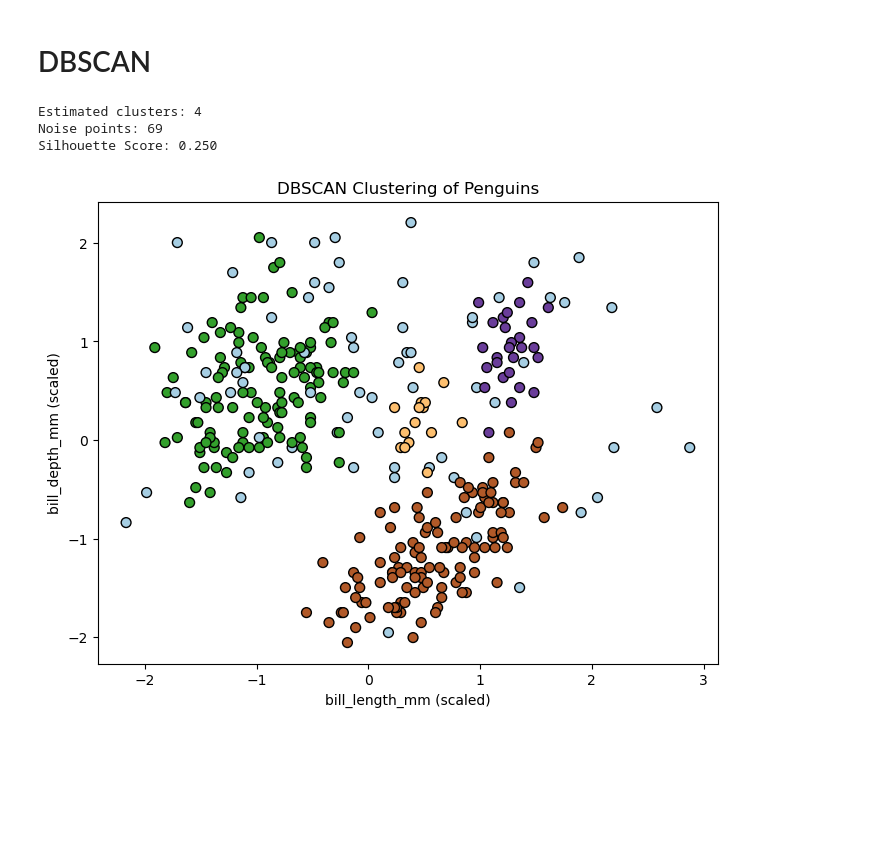
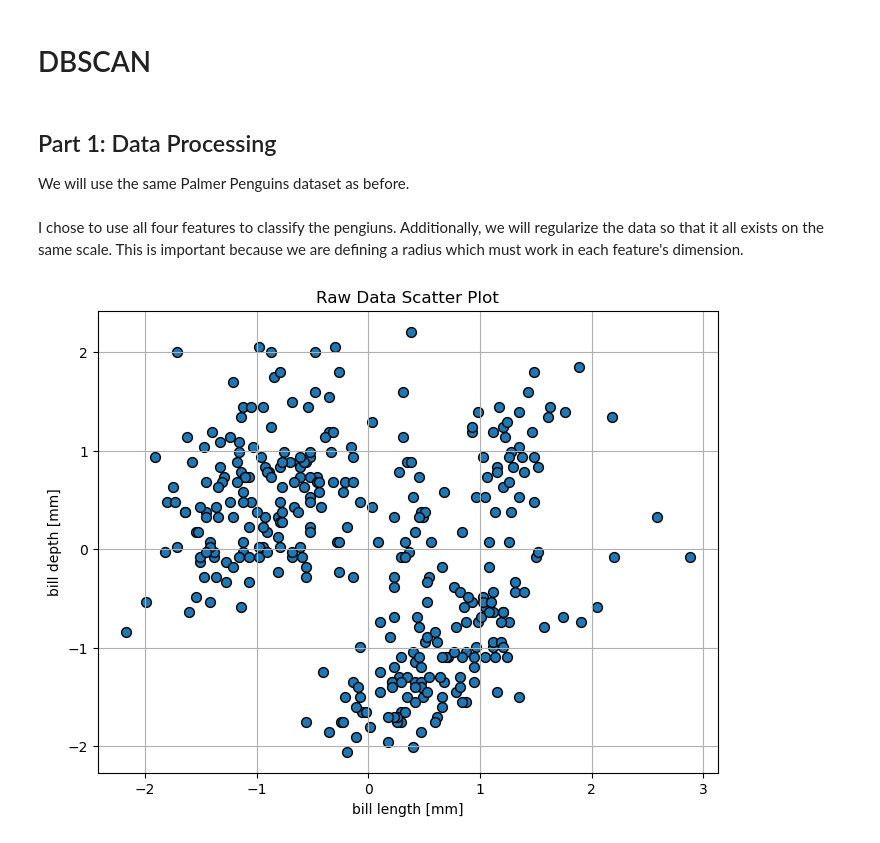
Before and after one commit to LenaLowry1/CMOR438_2025, a Jupyter notebook: Unsupervised Learning/3. DBSCAN/DBSCAN.ipynb, the cells around one changed output. Saved outputs shown, nothing was run; the diff lists cells and outputs as text; code cells hidden in the pictures; blank space fills up the shorter version.

Commit message:
dbscan updates

```diff
--- a/Unsupervised Learning/3. DBSCAN/DBSCAN.ipynb
+++ b/Unsupervised Learning/3. DBSCAN/DBSCAN.ipynb
@@ -1,5 +1,9 @@
 # %% [markdown]
 # DBSCAN
+# %% [markdown]
+## Part 1: Data Processing
+
+We will use the same Palmer Penguins dataset as before.
 # %%
 import pandas as pd
 import numpy as np
@@ -9,48 +13,28 @@ from sklearn.preprocessing import StandardScaler
 from sklearn.metrics import silhouette_score
 import matplotlib.pyplot as plt
 
-# 1. Load & clean data (example: Palmer Penguins)
+# Load & clean data (Palmer Penguins)
 df = sns.load_dataset("penguins")
 df = df.dropna(subset=["bill_length_mm", "bill_depth_mm", "flipper_length_mm", "body_mass_g"])
-
-# 2. Select features for clustering
-X = df[["bill_length_mm", "bill_depth_mm", "flipper_length_mm", "body_mass_g"]].values
-
-# 3. Standardize features (important for distance-based methods)
-scaler = StandardScaler()
-X_scaled = scaler.fit_transform(X)
-
-# 4. Fit DBSCAN
-#    eps = neighborhood radius (in scaled units)
-#    min_samples = min points to form a dense region
-db = DBSCAN(eps=0.5, min_samples=5, metric="euclidean")
-labels = db.fit_predict(X_scaled)
-#   labels = -1 denotes noise points
-
-# 5. Attach cluster labels back to DataFrame
-df["dbscan_cluster"] = labels
-
-# 6. Evaluate (optional)
-n_clusters = len(set(labels)) - (1 if -1 in labels else 0)
-n_noise    = list(labels).count(-1)
-print(f"Estimated clusters: {n_clusters}")
-print(f"Noise points: {n_noise}")
-if n_clusters > 1:
-    sil_score = silhouette_score(X_scaled, labels)
-    print(f"Silhouette Score: {sil_score:.3f}")
-
-# 7. Visualize (first two principal features)
-plt.figure(figsize=(8,6))
-plt.scatter(
-    X_scaled[:,0], X_scaled[:,1],
-    c=labels, cmap="Paired", s=50, edgecolor="k"
-)
-plt.xlabel("bill_length_mm (scaled)")
-plt.ylabel("bill_depth_mm (scaled)")
-plt.title("DBSCAN Clustering of Penguins")
-plt.show()
-# %% [output]
-Estimated clusters: 4
-Noise points: 69
-Silhouette Score: 0.250
-[figure, removed]
+# %% [markdown]
+I chose to use all four features to classify the pengiuns. Additionally, we will regularize the data so that it all exists on the same scale. This is important because we are defining a radius which must work in each feature's dimension.
+# %%
+# Select features for clustering
+X = df[["bill_length_mm", "bill_depth_mm", "flipper_length_mm", "body_mass_g"]].values
+
+# Standardize features (important for distance-based methods)
+scaler = StandardScaler()
+X_scaled = scaler.fit_transform(X)
+
+plt.figure(figsize=(8, 6))
+plt.scatter(
+    X_scaled[:, 0], X_scaled[:, 1],
+    s=50, edgecolor='k'
+)
+plt.xlabel("bill length [mm]")
+plt.ylabel("bill depth [mm]")
+plt.title("Raw Data Scatter Plot")
+plt.grid(True)
+plt.show()
+# %% [output]
+[figure, added]
```
Also changed, not shown: parts of 7 cells of this notebook, 1 other file.
